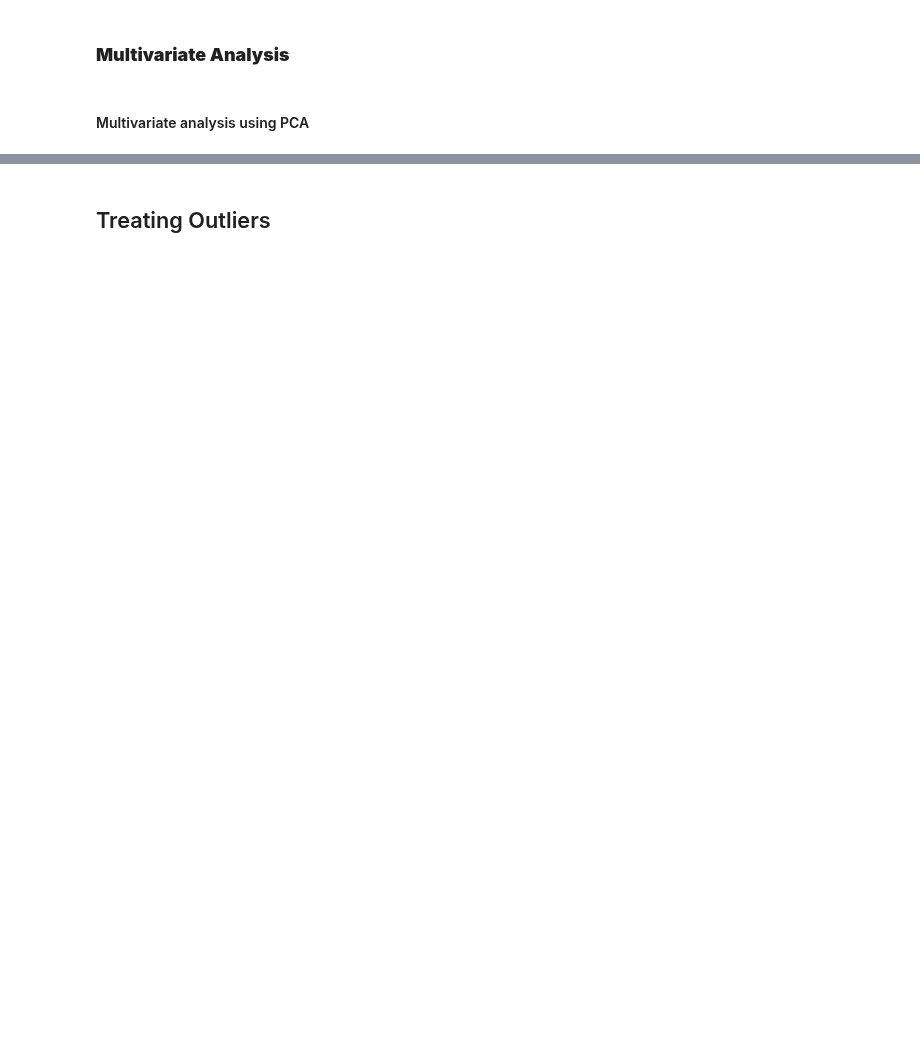
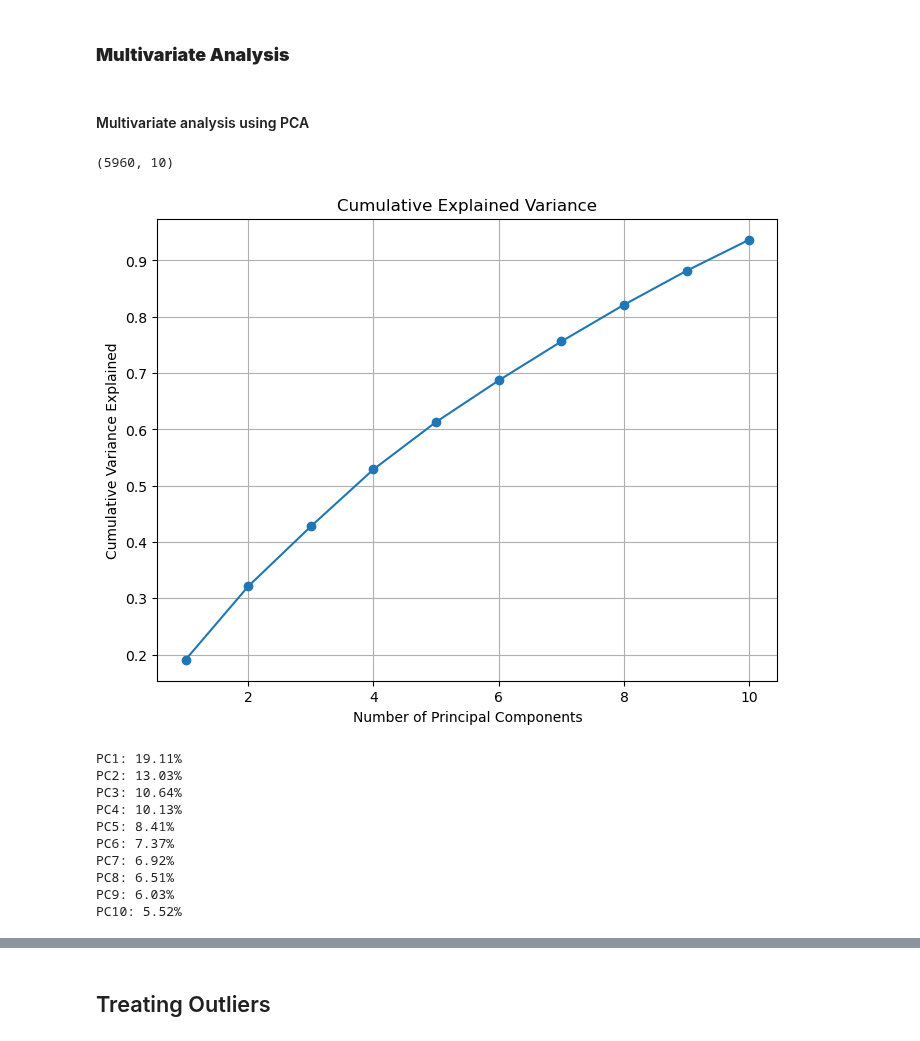
Before and after one commit to vmagar1729/analytiqbit, a Jupyter notebook: notebooks/Capstone_Project_Reference_Notebook_Loan_Default_Prediction_Full_Code.ipynb, the cells around one changed output, grey strips where cells are left out. Saved outputs shown, nothing was run; the diff lists cells and outputs as text; code cells hidden in the pictures; blank space fills up the shorter version.

Commit message:
MVA complete, except observations, including handling missing data

```diff
--- a/notebooks/Capstone_Project_Reference_Notebook_Loan_Default_Prediction_Full_Code.ipynb
+++ b/notebooks/Capstone_Project_Reference_Notebook_Loan_Default_Prediction_Full_Code.ipynb
@@ -122,6 +125,6 @@ df = pd.read_csv('../data/hmeq.csv')
 # %%
 # Make a copy of the original dataframe for processing, so the original data stays intact
-default = df.copy()
+default = loadings.copy()
 # %%
 # Update column names for improved readability
 default.rename(columns={
@@ -552,0 +574,5 @@ print(results)
+# %%
+# Treat missing values for PCA
+default_imputed = impute_missing_values(default)
+default_imputed = default_imputed.drop(['client_defaulted_on_loan_num', 'client_defaulted_on_loan'], axis=1)
+summarize_dataframe(default_imputed)
@@ -560,0 +640,38 @@ summarize_dataframe(default_imputed)
+# %%
+# Standardize the data
+scaler = StandardScaler()
+default_imputed_scaled = pd.DataFrame(scaler.fit_transform(default_imputed), columns=default_imputed.columns)
+# %%
+# Apply PCA
+pca = PCA(n_components=10)  # Reduce to 2 principal components
+default_pca = pd.DataFrame(pca.fit_transform(default_imputed_scaled), columns=['PC1', 'PC2','PC3', 'PC4', 'PC5', 'PC6', 'PC7', 'PC8', 'PC9', 'PC10'])
+# %%
+default_pca.shape
+# %% [output]
+(5960, 10)
+# %%
+# Plot explained variance ratio
+plt.figure(figsize=(8, 6))
+plt.plot(range(1, len(pca.explained_variance_ratio_) + 1),
+         np.cumsum(pca.explained_variance_ratio_), marker='o')
+plt.title('Cumulative Explained Variance')
+plt.xlabel('Number of Principal Components')
+plt.ylabel('Cumulative Variance Explained')
+plt.grid()
+plt.show()
+
+# Print explained variance by each component
+for i, ratio in enumerate(pca.explained_variance_ratio_, start=1):
+    print(f"PC{i}: {ratio:.2%}")
+# %% [output]
+[figure, added]
+PC1: 19.11%
+PC2: 13.03%
+PC3: 10.64%
+PC4: 10.13%
+PC5: 8.41%
+PC6: 7.37%
+PC7: 6.92%
+PC8: 6.51%
+PC9: 6.03%
+PC10: 5.52%
```
Also changed, not shown: parts of 17 cells of this notebook, 1 other file.
